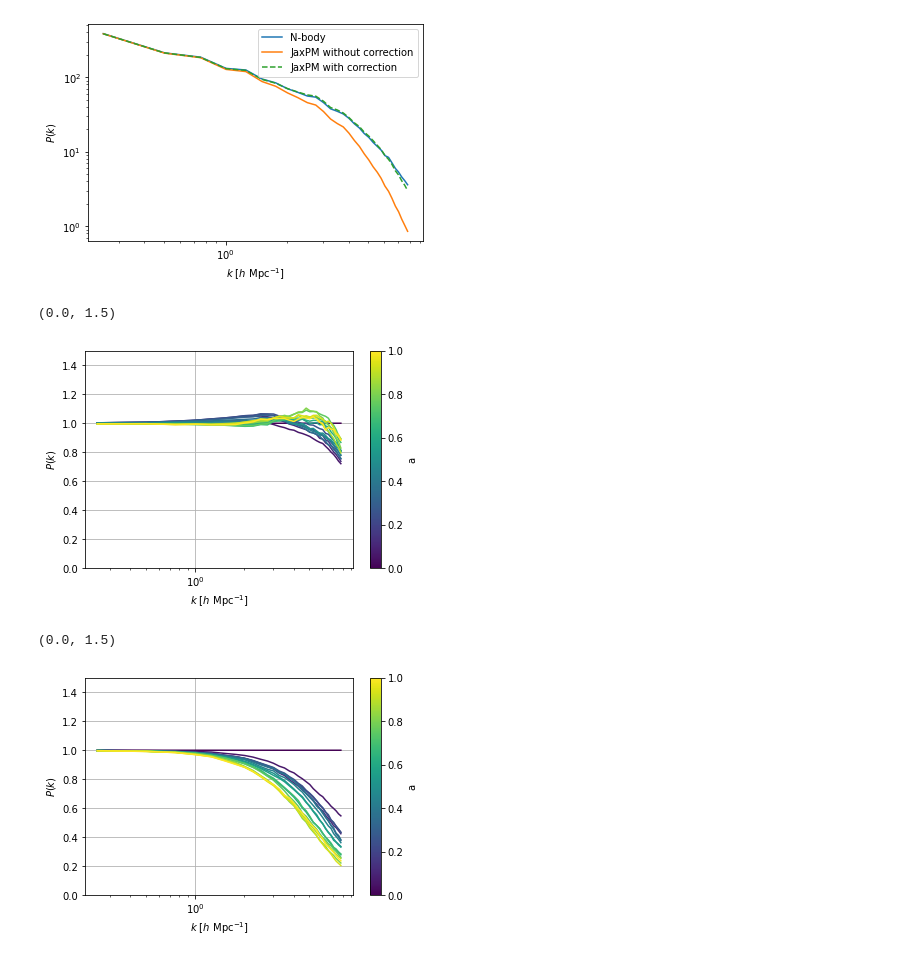
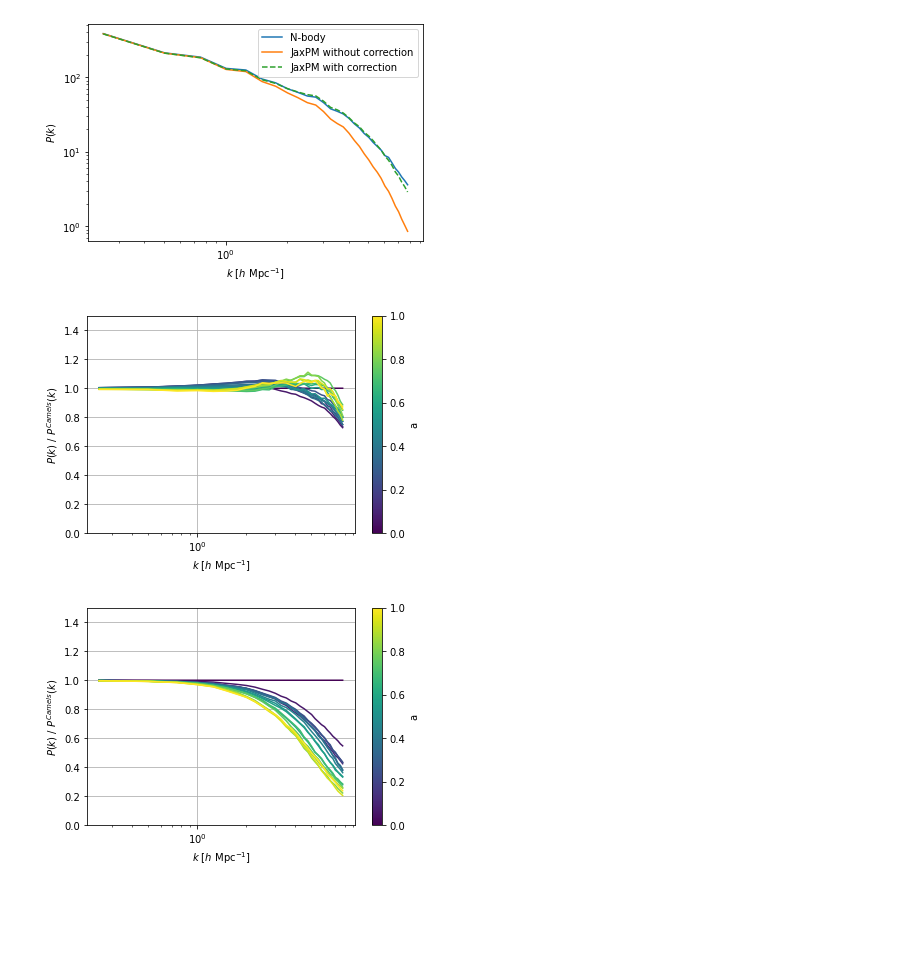
Before and after one commit to DifferentiableUniverseInitiative/jaxpm-paper, a Jupyter notebook: notebooks/CAMELS_Fitting_PowerSpectrum.ipynb, the cells around one changed output. Cells and saved outputs as stored; diff of their text form; code cells hidden in the pictures; blank space fills up the shorter version.

```diff
--- a/notebooks/CAMELS_Fitting_PowerSpectrum.ipynb
+++ b/notebooks/CAMELS_Fitting_PowerSpectrum.ipynb
@@ -206,6 +215,6 @@ optimizer = optax.adam(learning_rate)
 losses = []
 opt_state = optimizer.init(params)
 # %%
-for step in tqdm(range(200)):
+for step in tqdm(range(300)):
   l, params, opt_state = update(params, opt_state)
   losses.append(l)
@@ -273,27 +282,27 @@ Text(0, 0.5, '$P(k)$')
 # %%
 for i, a in enumerate(scales[::2]):
     k, pk_ref = power_spectrum(
           (cic_paint(jnp.zeros(mesh_shape), poss[::2][i])),
           boxsize=np.array([25.] * 3),
           kmin=np.pi / 25.,
           dk=2 * np.pi / 25.)
 
     k, pk_c = power_spectrum(
           (cic_paint(jnp.zeros(mesh_shape), res[0][::2][i])),
           boxsize=np.array([25.] * 3),
           kmin=np.pi / 25.,
           dk=2 * np.pi / 25.)
 
     semilogx(k, pk_c/pk_ref, color=col[i])
 
 plt.xlabel(r"$k$ [$h \ \mathrm{Mpc}^{-1}$]")
-plt.ylabel(r"$P(k)$")
+plt.ylabel(r"$ P(k) \ / \ P^{Camels}(k)$")
 plt.colorbar(sm, label='a')
 plt.grid(True)
 plt.ylim(0.,1.5)
+plt.savefig('../figures/camels_residuals_pk_pos2.png',dpi=150)
 # %% [output]
-(0.0, 1.5)
-[figure, old version]
+[figure, new version]
 # %%
 for i, a in enumerate(scales[::2]):
     k, pk_ref = power_spectrum(
@@ -311,13 +320,13 @@ for i, a in enumerate(scales[::2]):
     semilogx(k, pk_i/pk_ref, color=col[i])
 
 plt.xlabel(r"$k$ [$h \ \mathrm{Mpc}^{-1}$]")
-plt.ylabel(r"$P(k)$")
+plt.ylabel(r"$ P(k) \ / \ P^{Camels}(k)$")
 plt.colorbar(sm, label='a')
 plt.grid(True)
 plt.ylim(0.,1.5)
+plt.savefig('../figures/camels_residuals_nocorrection2.png',dpi=150)
 # %% [output]
-(0.0, 1.5)
-[figure, old version]
+[figure, new version]
 # %%
 import pickle
 pickle.dump( params, open( "camels_25_64_pkloss.params", "wb" ) )
```
Also changed, not shown: parts of 8 cells of this notebook, 13 other files.
